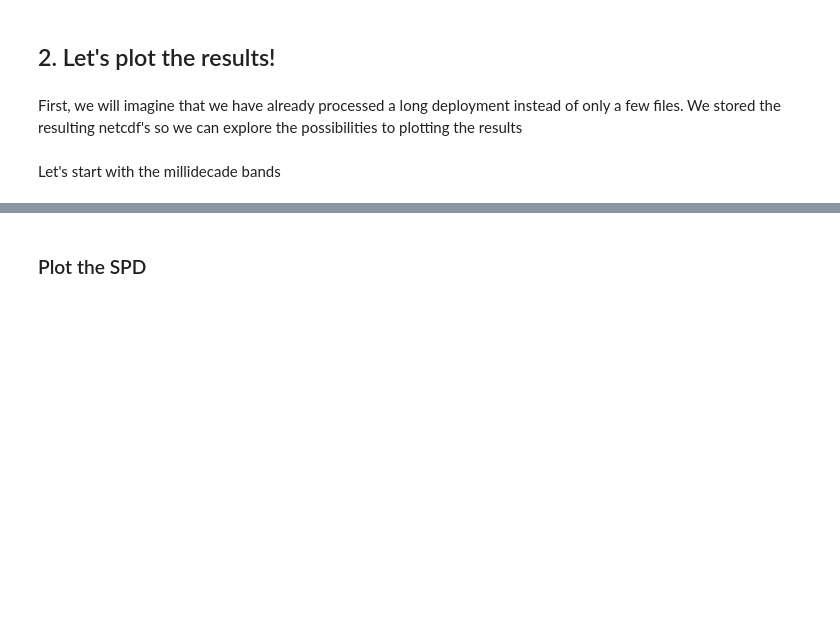
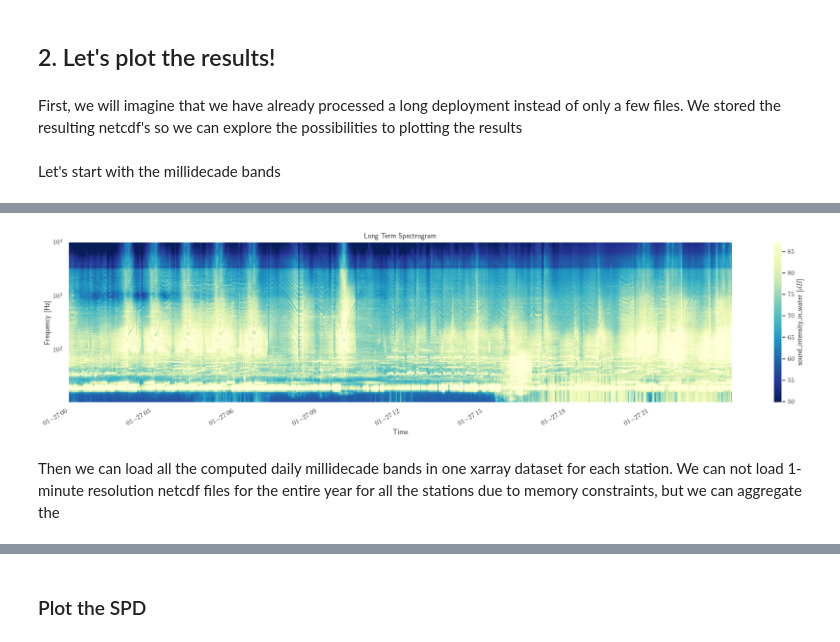
Before and after one commit to ioos/soundcoop, a Jupyter notebook: hybrid_millidecade_bands.ipynb, the cells around one changed output, grey strips where cells are left out. Saved outputs shown, nothing was run; the diff lists cells and outputs as text; code cells hidden in the pictures; blank space fills up the shorter version.

```diff
--- a/hybrid_millidecade_bands.ipynb
+++ b/hybrid_millidecade_bands.ipynb
@@ -188,0 +156,4 @@ ds_birkenfels = ds_birkenfels.sortby('datetime')
+# %%
+# Select one of the daily files
+ds = xr.open_dataset('./netcdf_sound_files/SB03/SanctSound_SB03_14_1677758490.1.48000_20210127_DAILY_MILLIDEC_MinRes.nc')
+ds.close()
@@ -188,0 +175,15 @@ ds_birkenfels = ds_birkenfels.sortby('datetime')
+# %%
+# Select the minimum and the maximum frequency
+min_freq = 10
+max_freq = 10000
+
+# Plot the LTSA of one day
+fig, ax = plt.subplots(figsize=(20, 5))
+ds1 = ds.rename({'time': 'datetime'})
+ds1 = ds1.sel(frequency=ds1['frequency'][(ds1['frequency'] > min_freq) & (ds1['frequency'] < max_freq)])
+pypam.plots.plot_ltsa(ds=ds1, data_var='psd', log=True, save_path=None, ax=ax, show=False)
+plt.show()
+# %% [output]
+[figure, added]
+# %% [markdown]
+Then we can load all the computed daily millidecade bands in one xarray dataset for each station. We can not load 1-minute resolution netcdf files for the entire year for all the stations due to memory constraints, but we can aggregate the
```
Also changed, not shown: parts of 37 cells of this notebook.
